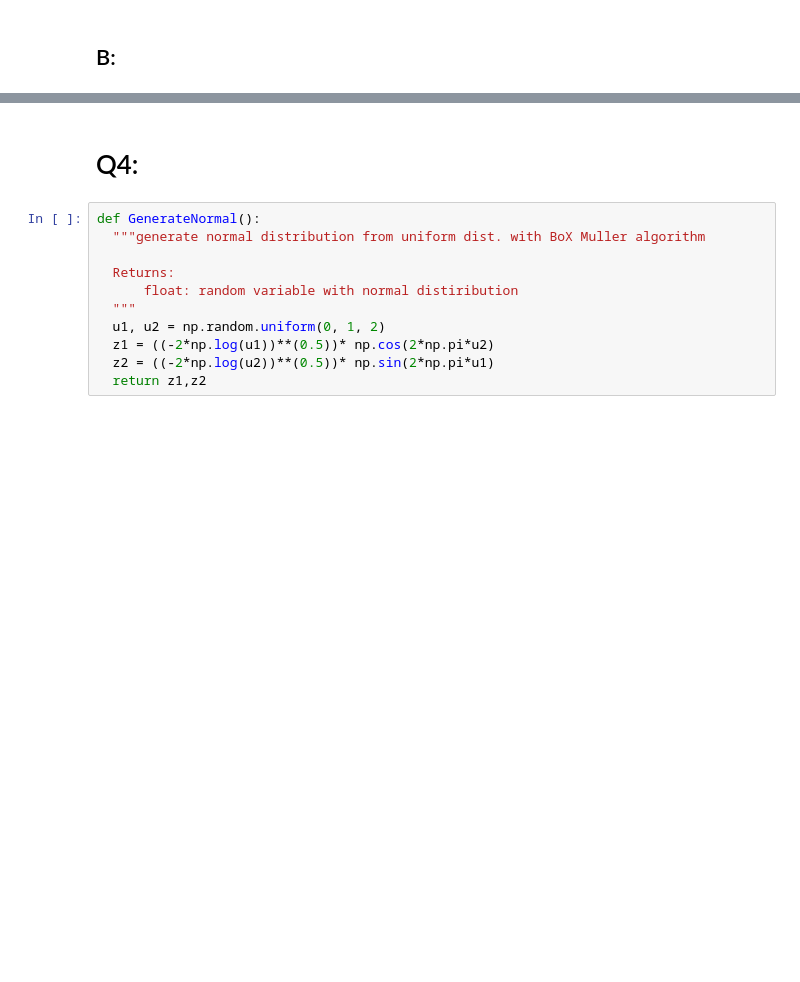
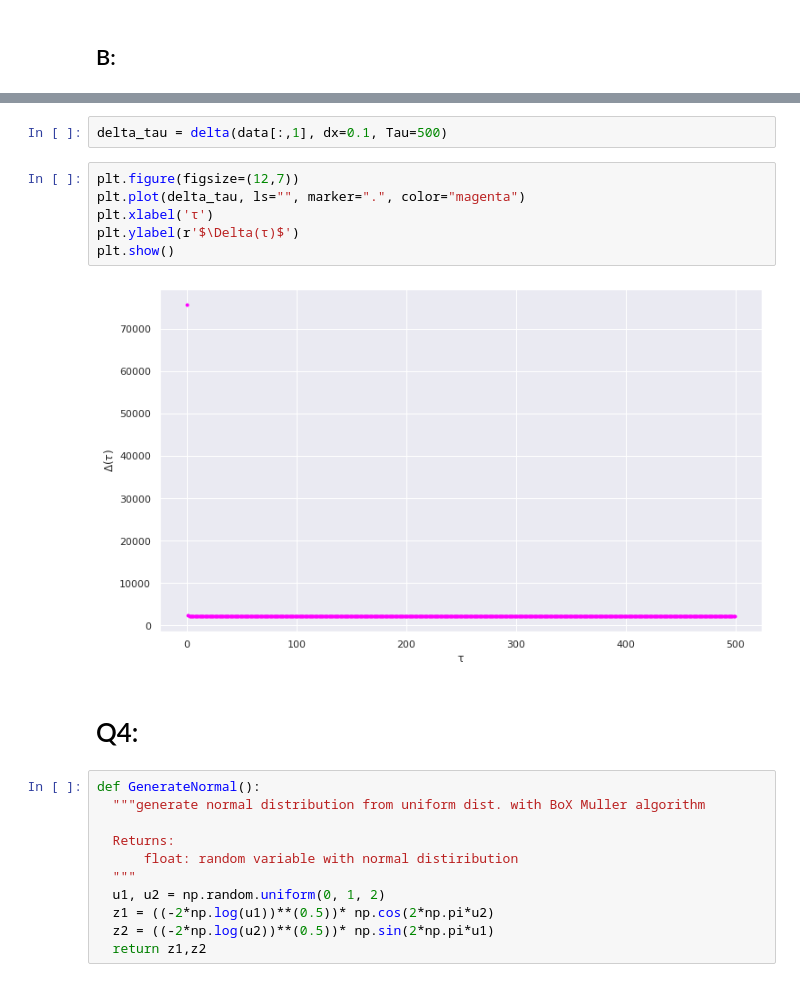
Before and after one commit to MohiMozaffari/Computational-Physics, a Jupyter notebook: HW5/HW5.ipynb, the cells around one changed output, grey strips where cells are left out. Drawn from its saved outputs; the diff is of its cells as text; blank space fills up the shorter version.

```diff
--- a/HW5/HW5.ipynb
+++ b/HW5/HW5.ipynb
@@ -306,3 +353,13 @@ y_p = PDF(y,dy)[1]
+# %%
+delta_tau = delta(data[:,1], dx=0.1, Tau=500)
+# %%
+plt.figure(figsize=(12,7))
+plt.plot(delta_tau, ls="", marker=".", color="magenta")
+plt.xlabel('τ')
+plt.ylabel(r'$\Delta(τ)$')
+plt.show()
+# %% [output]
+[figure, added]
 # %% [markdown]
 # Q4:
 # %%
```
Also changed, not shown: parts of 7 cells of this notebook, 5 other files.
